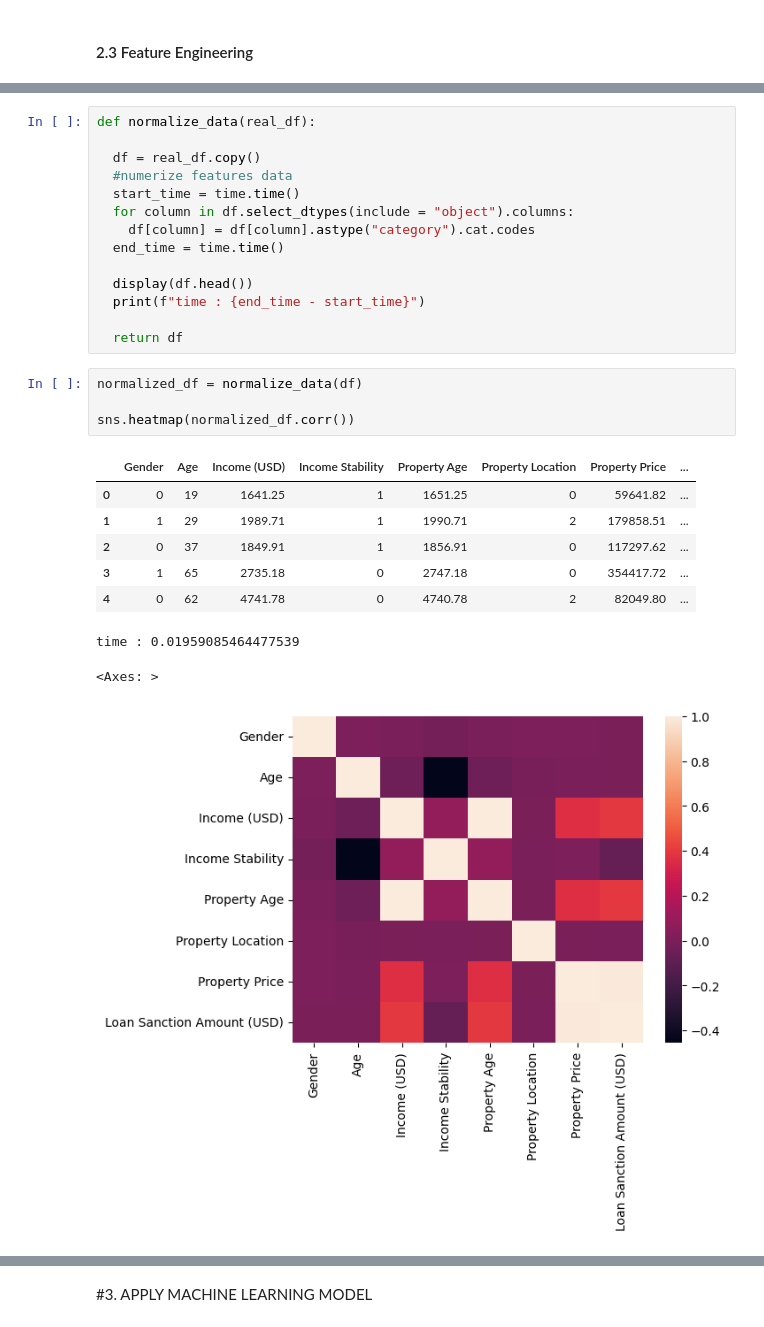
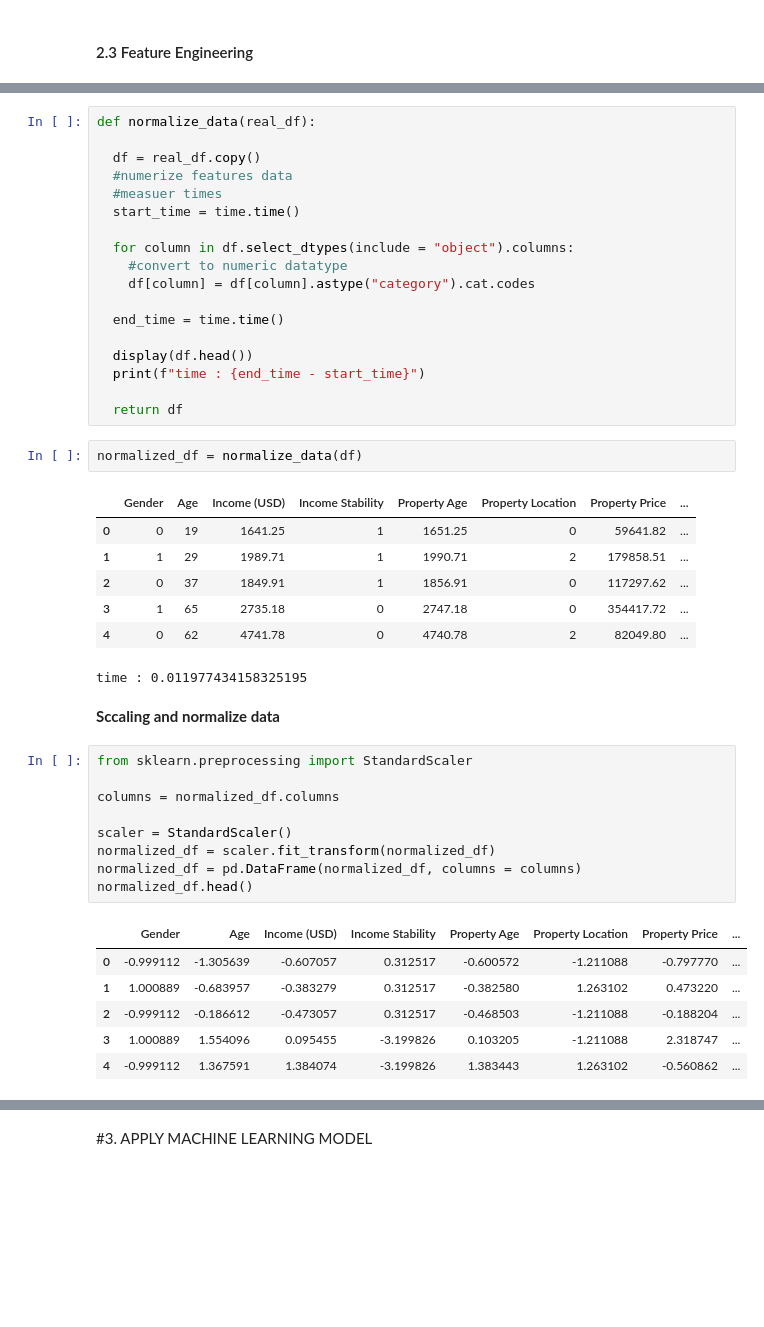
Before and after one commit to Likelipop/Introduction-to-ML, a Jupyter notebook: Untitled21.ipynb, the cells around one changed output, grey strips where cells are left out. Cells and saved outputs as stored; diff of their text form; blank space fills up the shorter version.

```diff
--- a/Untitled21.ipynb
+++ b/Untitled21.ipynb
@@ -193,9 +195,13 @@ def normalize_data(real_df):
 
   df = real_df.copy()
   #numerize features data
+  #measuer times
   start_time = time.time()
+
   for column in df.select_dtypes(include = "object").columns:
+    #convert to numeric datatype
     df[column] = df[column].astype("category").cat.codes
+
   end_time = time.time()
 
   display(df.head())
@@ -204,8 +210,6 @@ def normalize_data(real_df):
   return df
 # %%
 normalized_df = normalize_data(df)
-
-sns.heatmap(normalized_df.corr())
 # %% [output]
 |  | Gender | Age | Income (USD) | Income Stability | Property Age | Property Location | Property Price | ... |
 | 0 | 0 | 19 | 1641.25 | 1 | 1651.25 | 0 | 59641.82 | ... |
@@ -213,6 +217,22 @@ sns.heatmap(normalized_df.corr())
 | 2 | 0 | 37 | 1849.91 | 1 | 1856.91 | 0 | 117297.62 | ... |
 | 3 | 1 | 65 | 2735.18 | 0 | 2747.18 | 0 | 354417.72 | ... |
 | 4 | 0 | 62 | 4741.78 | 0 | 4740.78 | 2 | 82049.80 | ... |
-time : 0.01959085464477539
+time : 0.011977434158325195
-<Axes: >
-[figure, removed]
+# %% [markdown]
+**Sccaling and normalize data**
+# %%
+from sklearn.preprocessing import StandardScaler
+
+columns = normalized_df.columns
+
+scaler = StandardScaler()
+normalized_df = scaler.fit_transform(normalized_df)
+normalized_df = pd.DataFrame(normalized_df, columns = columns)
+normalized_df.head()
+# %% [output]
+|  | Gender | Age | Income (USD) | Income Stability | Property Age | Property Location | Property Price | ... |
+| 0 | -0.999112 | -1.305639 | -0.607057 | 0.312517 | -0.600572 | -1.211088 | -0.797770 | ... |
+| 1 | 1.000889 | -0.683957 | -0.383279 | 0.312517 | -0.382580 | 1.263102 | 0.473220 | ... |
+| 2 | -0.999112 | -0.186612 | -0.473057 | 0.312517 | -0.468503 | -1.211088 | -0.188204 | ... |
+| 3 | 1.000889 | 1.554096 | 0.095455 | -3.199826 | 0.103205 | -1.211088 | 2.318747 | ... |
+| 4 | -0.999112 | 1.367591 | 1.384074 | -3.199826 | 1.383443 | 1.263102 | -0.560862 | ... |
```
Also changed, not shown: parts of 20 cells of this notebook.
